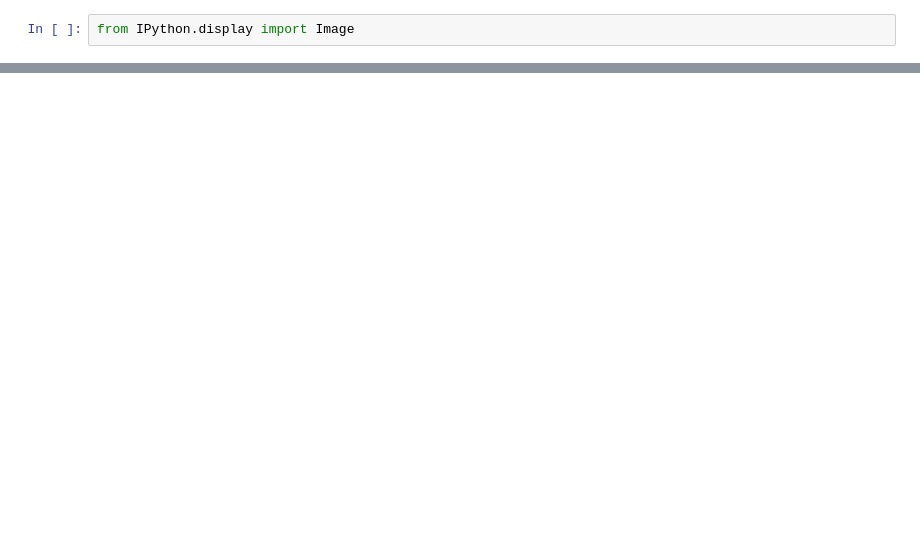
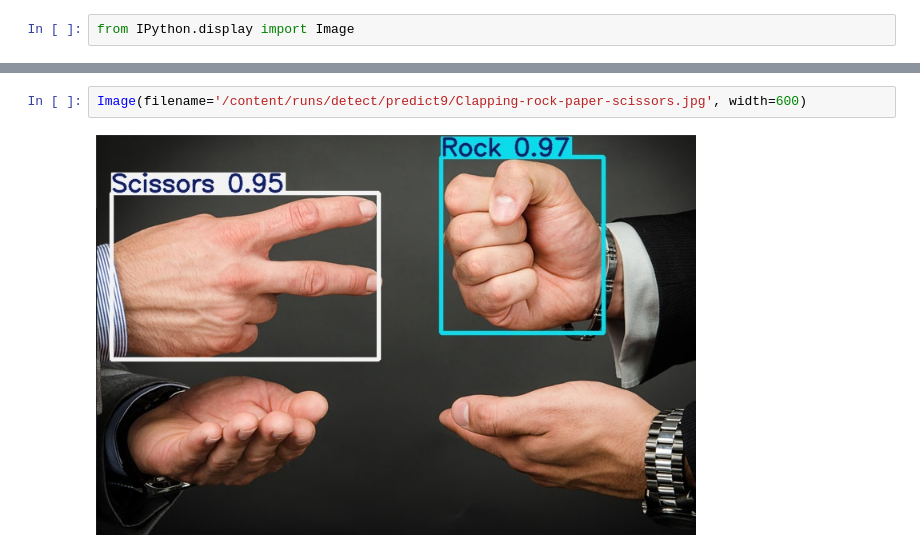
Before and after one commit to ZerXXX0/CV-hand-gesture-recognition-rock-paper-scissor, a Jupyter notebook: Rock_Paper_Scissor.ipynb, the cells around one changed output, grey strips where cells are left out. Cells and saved outputs as stored; diff of their text form; blank space fills up the shorter version.

```diff
--- a/Rock_Paper_Scissor.ipynb
+++ b/Rock_Paper_Scissor.ipynb
@@ -95,0 +161,4 @@ Speed: 2.4ms preprocess, 6.7ms inference, 499.7ms postprocess per image at shape
+# %%
+Image(filename='/content/runs/detect/predict9/Clapping-rock-paper-scissors.jpg', width=600)
+# %% [output]
+[figure, added]
```
Also changed, not shown: parts of 20 cells of this notebook.
